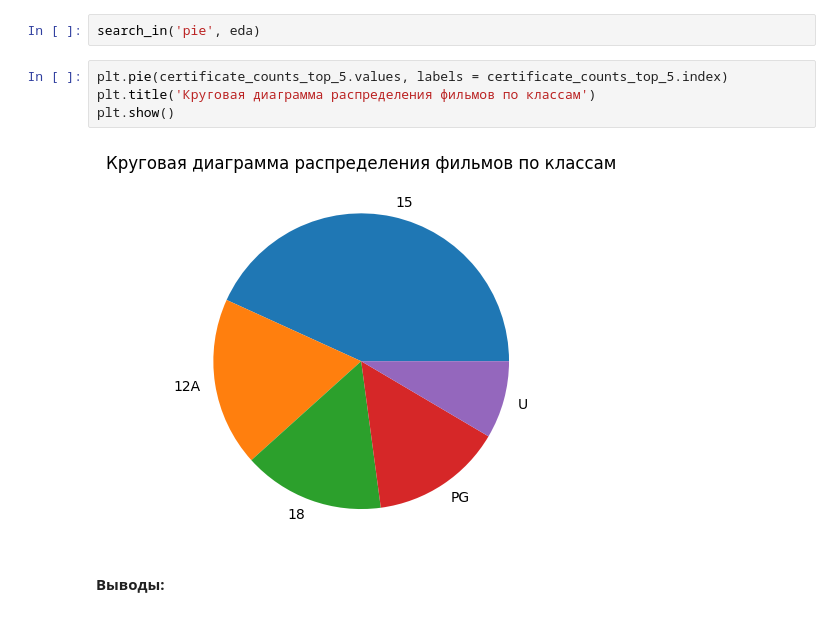
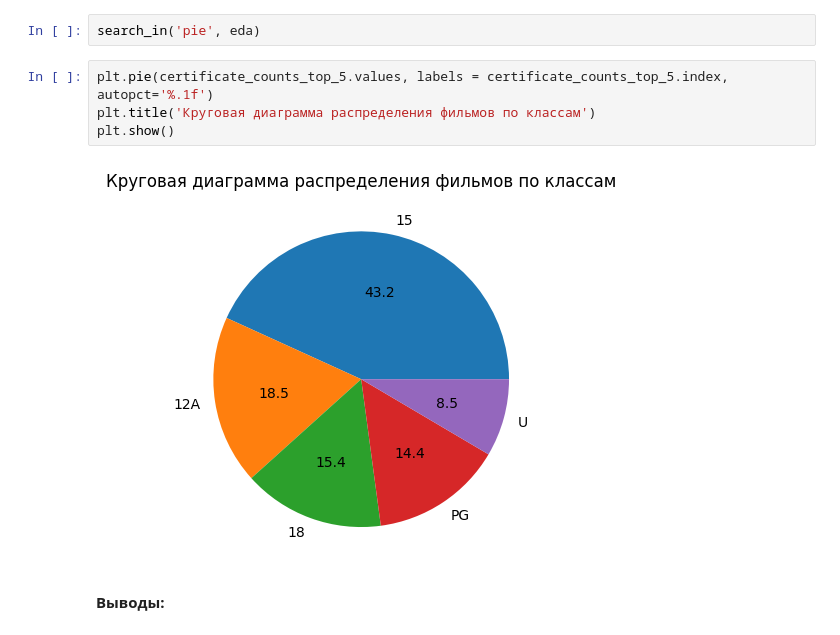
Before and after one commit to EZSib/data_-analytics2023, a Jupyter notebook: Efim_eda_2_1.ipynb, the cells around one changed output. Saved outputs shown, nothing was run; the diff lists cells and outputs as text.

```diff
--- a/Efim_eda_2_1.ipynb
+++ b/Efim_eda_2_1.ipynb
@@ -608,10 +667,10 @@ P.s. При анализе категориальных признаков ес
 # %%
 search_in('pie', eda)
 # %%
-plt.pie(certificate_counts_top_5.values, labels = certificate_counts_top_5.index)
+plt.pie(certificate_counts_top_5.values, labels = certificate_counts_top_5.index, autopct='%.1f')
 plt.title('Круговая диаграмма распределения фильмов по классам')
 plt.show()
 # %% [output]
-[figure, old version]
+[figure, new version]
 # %% [markdown]
 **Выводы:**
```
Also changed, not shown: parts of 31 cells of this notebook.
